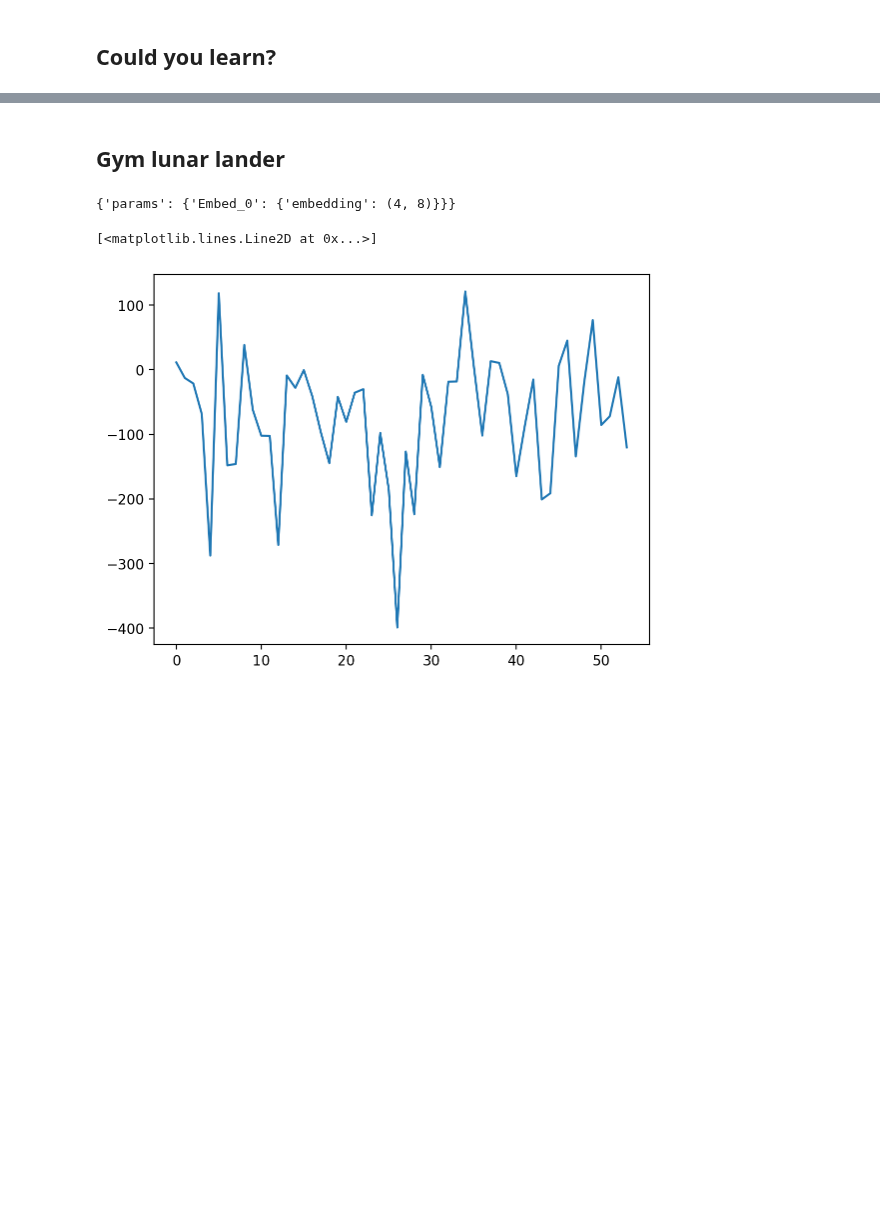
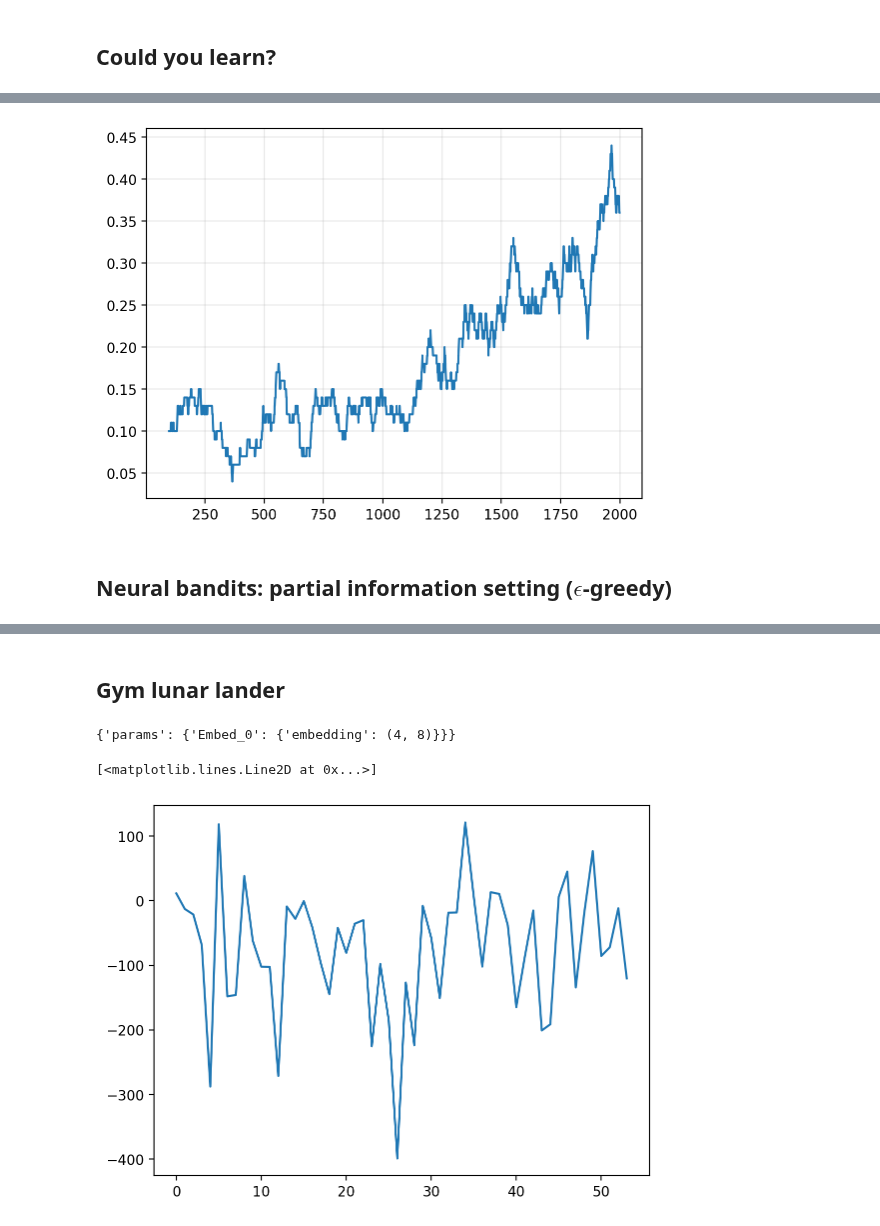
Before and after one commit to gerdm/low-rank-last-layer-inference, a Jupyter notebook: experiments/rl-toy.ipynb, the cells around one changed output, grey strips where cells are left out. Drawn from its saved outputs; the diff is of its cells as text; code cells hidden in the pictures; blank space fills up the shorter version.

```diff
--- a/experiments/rl-toy.ipynb
+++ b/experiments/rl-toy.ipynb
@@ -101,0 +135,36 @@ n_obs, n_state, reward, done, _ = env.step(key_step, state, action, env_params)
+# %%
+def step(state, t):
+    key_step = jax.random.fold_in(key_run, t)
+    key_step, key_take = jax.random.split(key_step)
+
+    bel, context, env_state = state
+
+    # Obtain reward
+    y = jax.nn.one_hot(env_state.correct_label, 10)
+
+    # Update belief
+    action = agent.mean_fn(bel.mean_hidden, bel.mean_last, context[..., None]).argmax()
+    bel_update = agent.update(bel, y, context[..., None])
+
+
+    # Take next step
+    context_new, env_state, reward, done, _ = env.step(key_step, env_state, action, env_params)
+
+    return (bel_update, context_new, env_state), (y, reward)
+# %%
+agent = onflow.LowRankLastLayer(
+    mean_fn,
+    cov_fn,
+    rank=50,
+    dynamics_hidden=0.0,
+    dynamics_last=1e-4
+)
+# %%
+%%time
+bel_init = agent.init_bel(params_init, low_rank_diag=True, cov_hidden=1.0, cov_last=1.0)
+u_init = (bel_init, context_init, state_init)
+steps = 2_000
+
+state_final, (actions, rewards) = jax.lax.scan(step, u_init, jnp.arange(steps))
+rewards = jax.block_until_ready(rewards)
+rewards = (rewards + 1) / 2
@@ -101,0 +174,7 @@ n_obs, n_state, reward, done, _ = env.step(key_step, state, action, env_params)
+# %%
+pd.Series(rewards).rolling(100).mean().plot()
+plt.grid(alpha=0.3)
+# %% [output]
+[figure, added]
+# %% [markdown]
+## Neural bandits: partial information setting ($\epsilon$-greedy)
```
Also changed, not shown: parts of 34 cells of this notebook, 2 other files.
